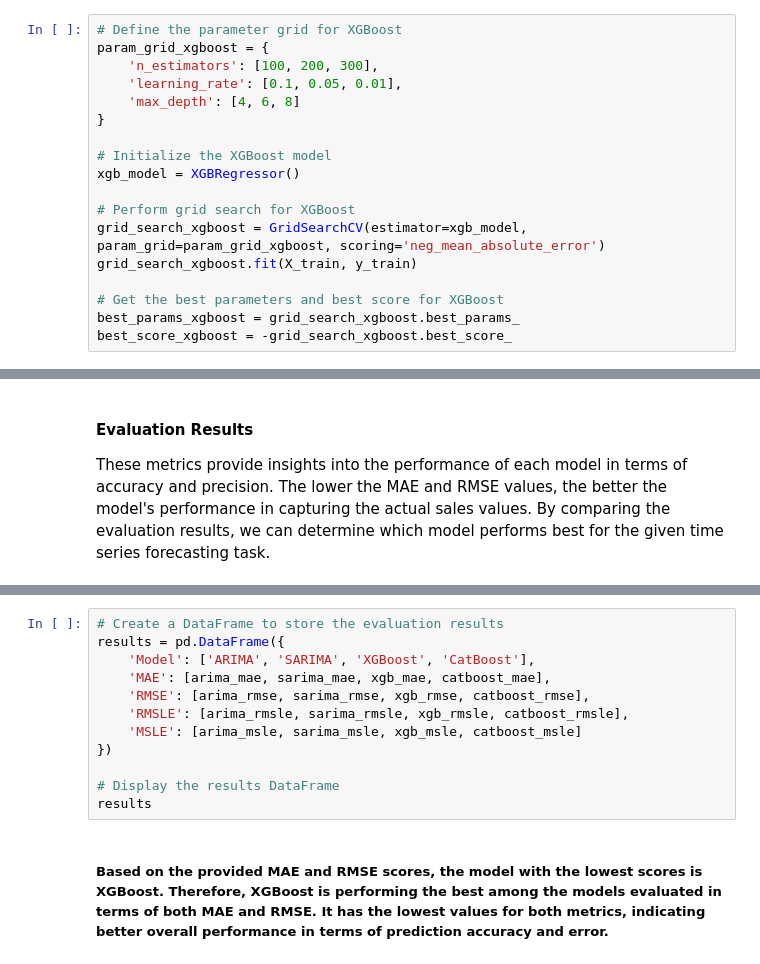
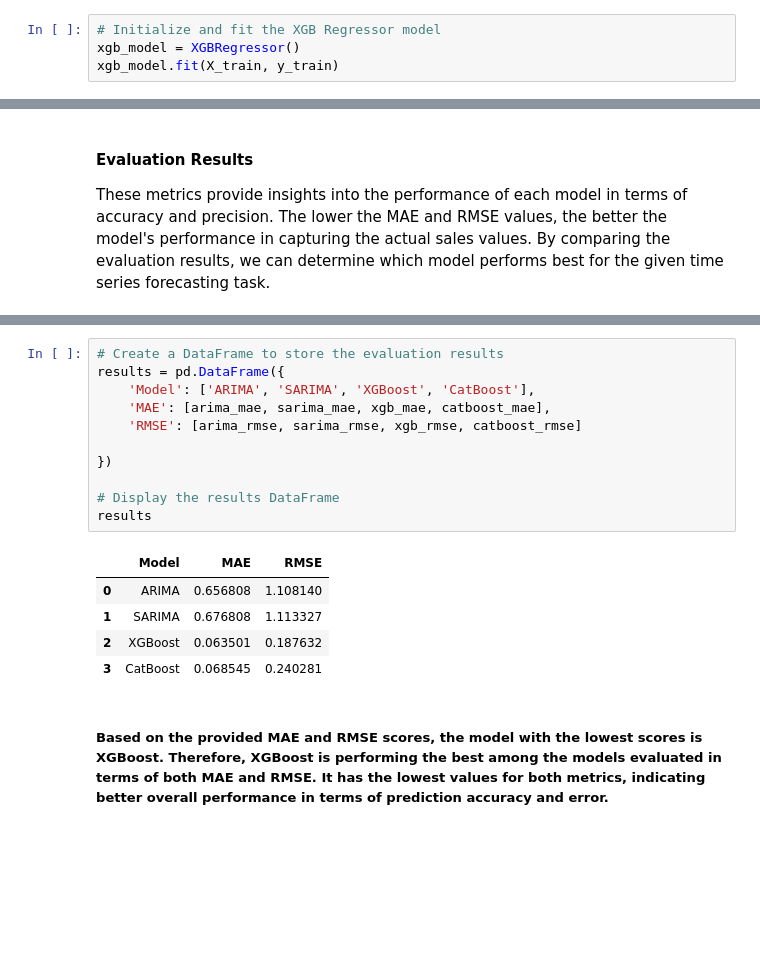
Before and after one commit to Israel-Anaba/Regression_Time_Series, a Jupyter notebook: Time Series Updated.ipynb, the cells around one changed output, grey strips where cells are left out. Cells and saved outputs as stored; diff of their text form; blank space fills up the shorter version.

```diff
--- a/Time Series Updated.ipynb
+++ b/Time Series Updated.ipynb
@@ -1383,20 +1333,6 @@ best_catboost_model.fit(X_train, y_train)
 # %% [markdown]
 ##### XGBoost Regressor: XGBoost (Extreme Gradient Boosting) is an optimized implementation of gradient boosting. It is known for its speed, scalability, and performance. XGBoost includes regularization techniques to prevent overfitting and uses a more efficient tree-building algorithm. It has become popular in various machine learning competitions and is widely used in both regression and classification tasks.
 # %%
-# Define the parameter grid for XGBoost
-param_grid_xgboost = {
-    'n_estimators': [100, 200, 300],
-    'learning_rate': [0.1, 0.05, 0.01],
-    'max_depth': [4, 6, 8]
-}
-
-# Initialize the XGBoost model
+# Initialize and fit the XGB Regressor model
 xgb_model = XGBRegressor()
-
-# Perform grid search for XGBoost
-grid_search_xgboost = GridSearchCV(estimator=xgb_model, param_grid=param_grid_xgboost, scoring='neg_mean_absolute_error')
-grid_search_xgboost.fit(X_train, y_train)
-
-# Get the best parameters and best score for XGBoost
-best_params_xgboost = grid_search_xgboost.best_params_
-best_score_xgboost = -grid_search_xgboost.best_score_
+xgb_model.fit(X_train, y_train)
@@ -1536,15 +1471,20 @@ catboost_msle = mean_squared_log_error(y_test, catboost_preds)
 # %%
 # Create a DataFrame to store the evaluation results
 results = pd.DataFrame({
     'Model': ['ARIMA', 'SARIMA', 'XGBoost', 'CatBoost'],
     'MAE': [arima_mae, sarima_mae, xgb_mae, catboost_mae],
-    'RMSE': [arima_rmse, sarima_rmse, xgb_rmse, catboost_rmse],
-    'RMSLE': [arima_rmsle, sarima_rmsle, xgb_rmsle, catboost_rmsle],
-    'MSLE': [arima_msle, sarima_msle, xgb_msle, catboost_msle]
+    'RMSE': [arima_rmse, sarima_rmse, xgb_rmse, catboost_rmse]
+
 })
 
 # Display the results DataFrame
 results
+# %% [output]
+|  | Model | MAE | RMSE |
+| 0 | ARIMA | 0.656808 | 1.108140 |
+| 1 | SARIMA | 0.676808 | 1.113327 |
+| 2 | XGBoost | 0.063501 | 0.187632 |
+| 3 | CatBoost | 0.068545 | 0.240281 |
 # %% [markdown]
 ##### Based on the provided MAE and RMSE scores, the model with the lowest scores is XGBoost. Therefore, XGBoost is performing the best among the models evaluated in terms of both MAE and RMSE. It has the lowest values for both metrics, indicating better overall performance in terms of prediction accuracy and error.
 # %% [markdown]
```
Also changed, not shown: parts of 18 cells of this notebook, 3 other files.
